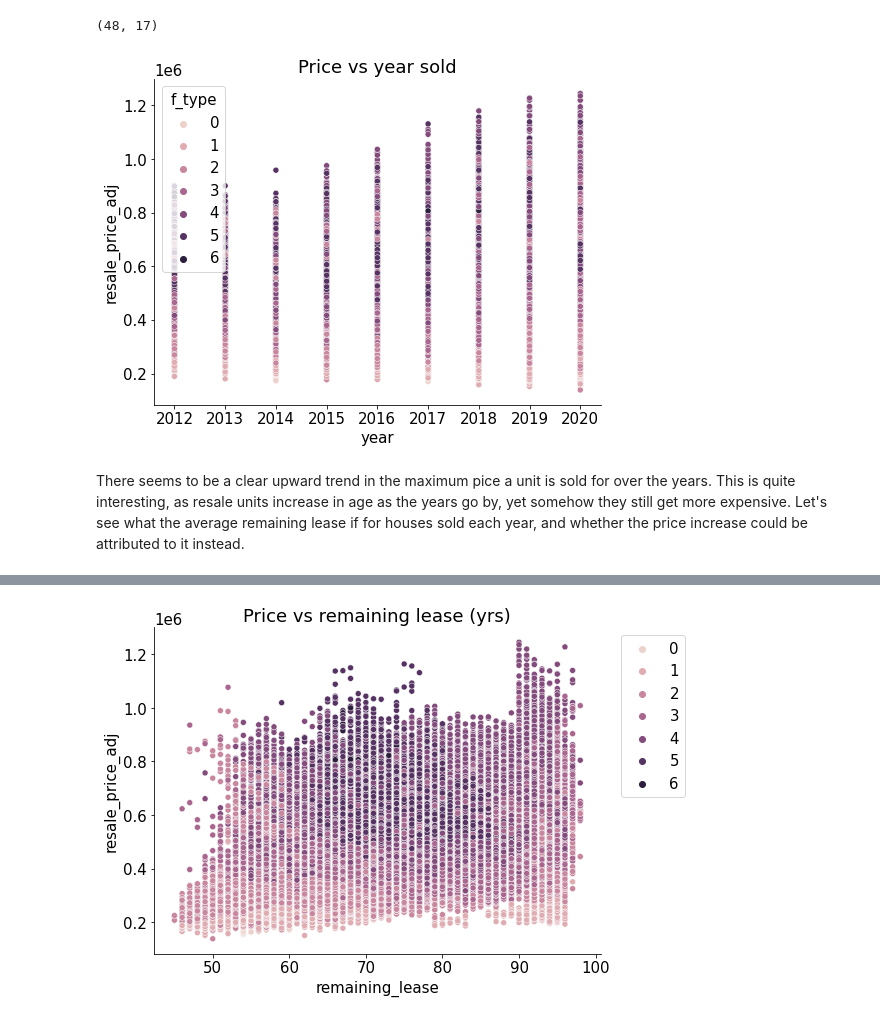
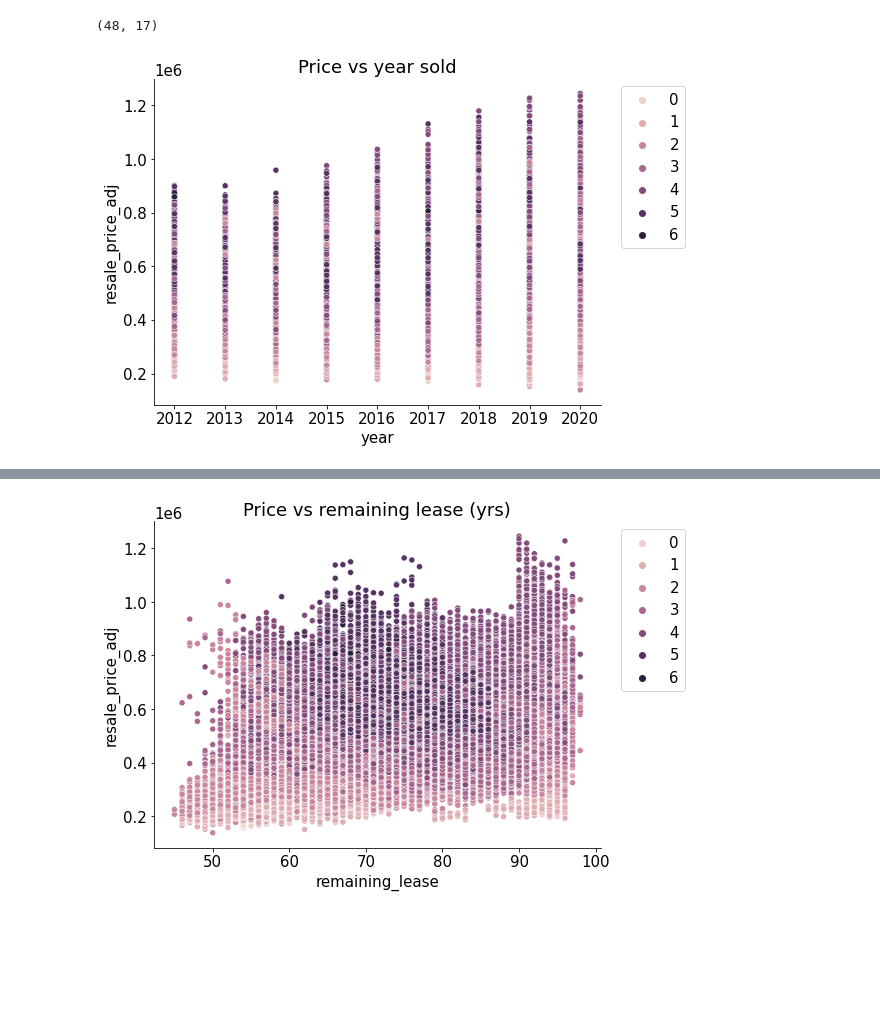
Before and after one commit to krompirov/Holmusk-coding-challenge, a Jupyter notebook: 01. EDA and preprocessing.ipynb, the cells around one changed output, grey strips where cells are left out. Saved outputs shown, nothing was run; the diff lists cells and outputs as text; code cells hidden in the pictures; blank space fills up the shorter version.

Commit message:
added some more plots

```diff
--- a/01. EDA and preprocessing.ipynb
+++ b/01. EDA and preprocessing.ipynb
@@ -1244,7 +1319,6 @@ hdb_full = hdb_full.loc[hdb_full['dist_to_mrt']<3]
 # %%
 g = sns.scatterplot(data=hdb_full, x='year', y='resale_price_adj', hue='f_type')
 g.set_title('Price vs year sold');
+g.legend(bbox_to_anchor= (1.03, 1));
 # %% [output]
-[figure, old version]
+[figure, new version]
-# %% [markdown]
-There seems to be a clear upward trend in the maximum pice a unit is sold for over the years. This is quite interesting, as resale units increase in age as the years go by, yet somehow they still get more expensive. Let's see what the average remaining lease if for houses sold each year, and whether the price increase could be attributed to it instead.
```
Also changed, not shown: parts of 33 cells of this notebook, 1 other file.
